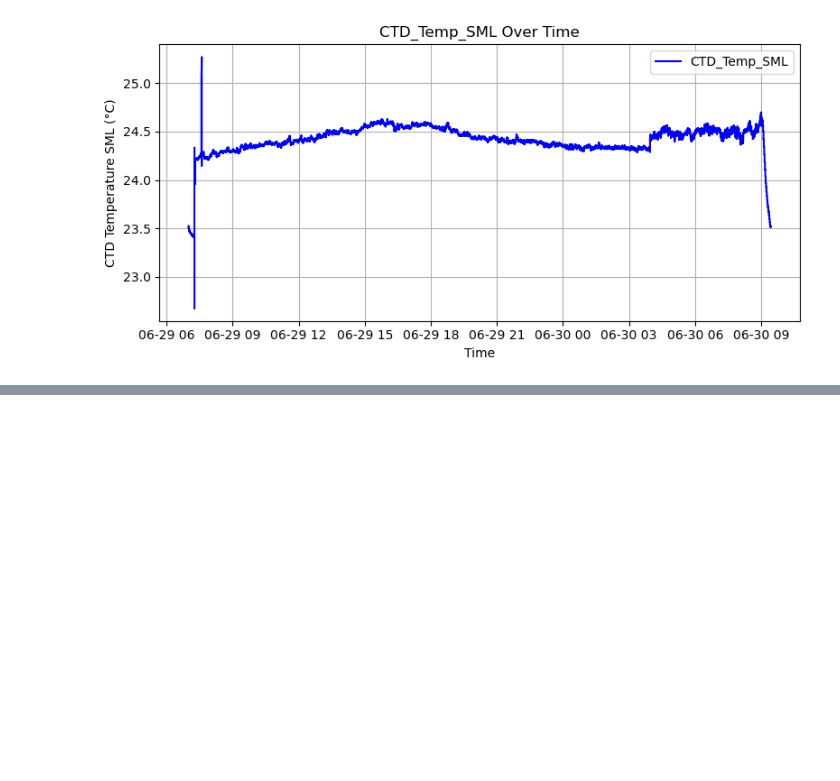
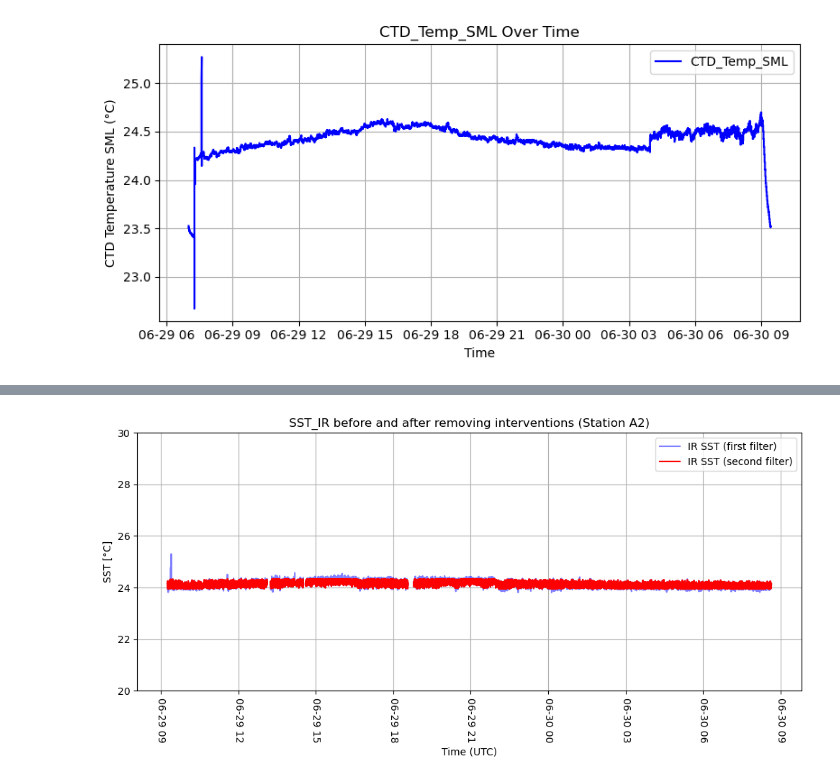
Before and after one commit to maibrittbergh/SST_RS_Meteor_2025, a Jupyter notebook: Infrared_cameras/postproc/halobates_compare.ipynb, the cells around one changed output, grey strips where cells are left out. Saved outputs shown, nothing was run; the diff lists cells and outputs as text; code cells hidden in the pictures; blank space fills up the shorter version.

```diff
--- a/Infrared_cameras/postproc/halobates_compare.ipynb
+++ b/Infrared_cameras/postproc/halobates_compare.ipynb
@@ -212,0 +235,30 @@ def clean_time_data(df_sst, df_protocol, sst_variable):
+# %%
+# === Apply all functions to remove peaks
+min_sst = 22  # Define a minimum SST value to clip
+max_sst = 26  # Define a maximum SST value to clip
+
+sst_removepeaks = sst_cleaned.copy()
+sst_removepeaks['y_clipped']       = clip_data(sst_removepeaks['SST (\u00b0C)'], min_sst, max_sst)
+sst_removepeaks['y_ewma_fb']       = ewma_forward_backward(sst_removepeaks['y_clipped'], span=100)
+sst_removepeaks['y_no_delta']      = remove_delta_outliers(sst_removepeaks['y_clipped'], sst_removepeaks['y_ewma_fb'], delta=0.45)
+sst_removepeaks['y_no_peaks']      = remove_std_outliers(sst_removepeaks['y_no_delta'], num_std=2)
+# %%
+# PLOT
+plt.figure(figsize=(10, 5))
+plt.plot(sst_removepeaks["Time"], sst_removepeaks["SST (°C)"], alpha=0.5, label='IR SST (first filter)', color='blue')
+plt.plot(sst_removepeaks["Time"], sst_removepeaks['y_no_peaks'], label='IR SST (second filter)', color='red')
+
+
+plt.xlabel("Time (UTC)")
+plt.ylabel("SST [°C]")
+plt.title(f"SST_IR before and after removing interventions (Station {ID})")
+plt.xticks(rotation=-90)
+
+plt.ylim(20, 30)
+
+plt.legend()
+plt.grid(True)
+plt.tight_layout()
+plt.show()
+# %% [output]
+[figure, added]
```
Also changed, not shown: parts of 13 cells of this notebook, 5 other files.
